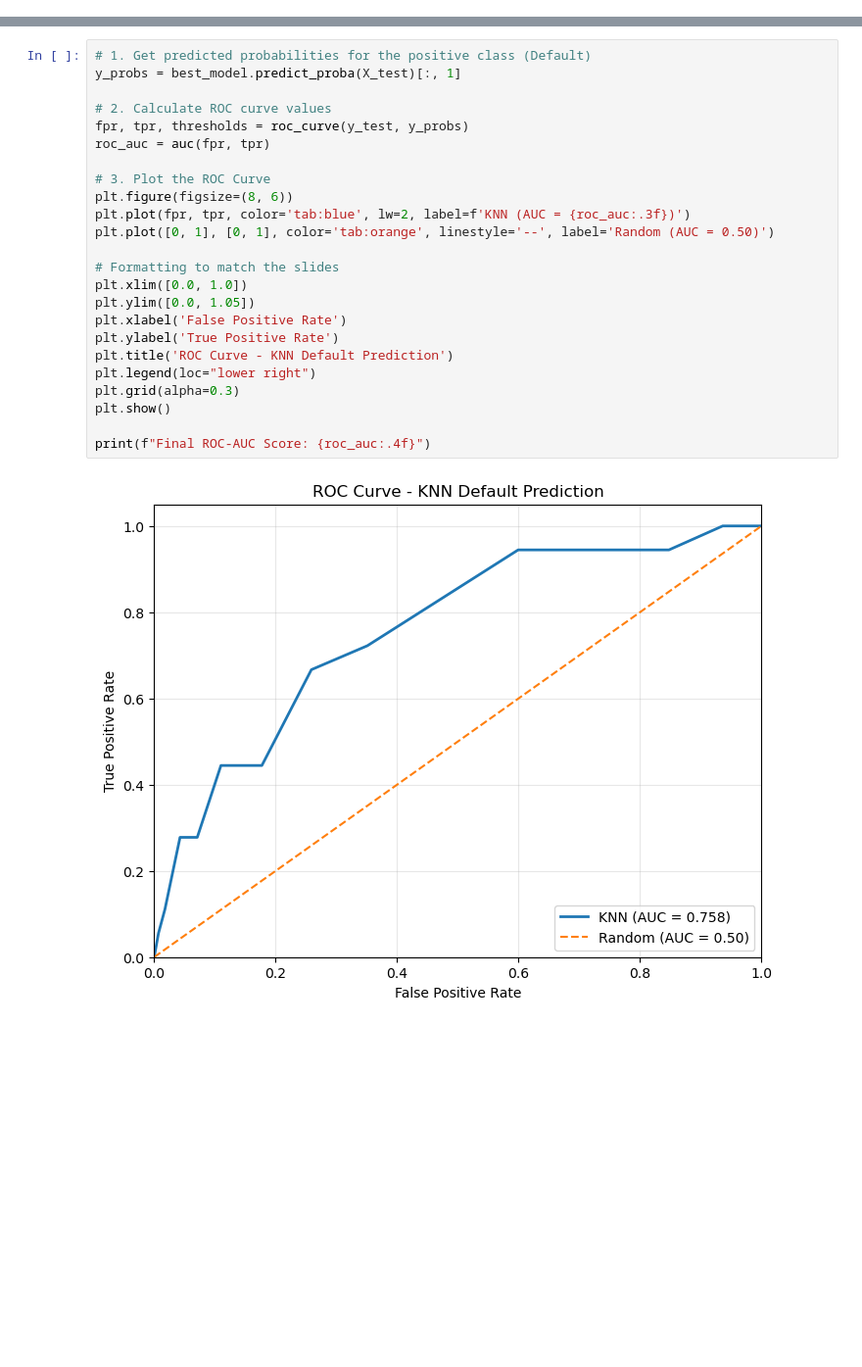
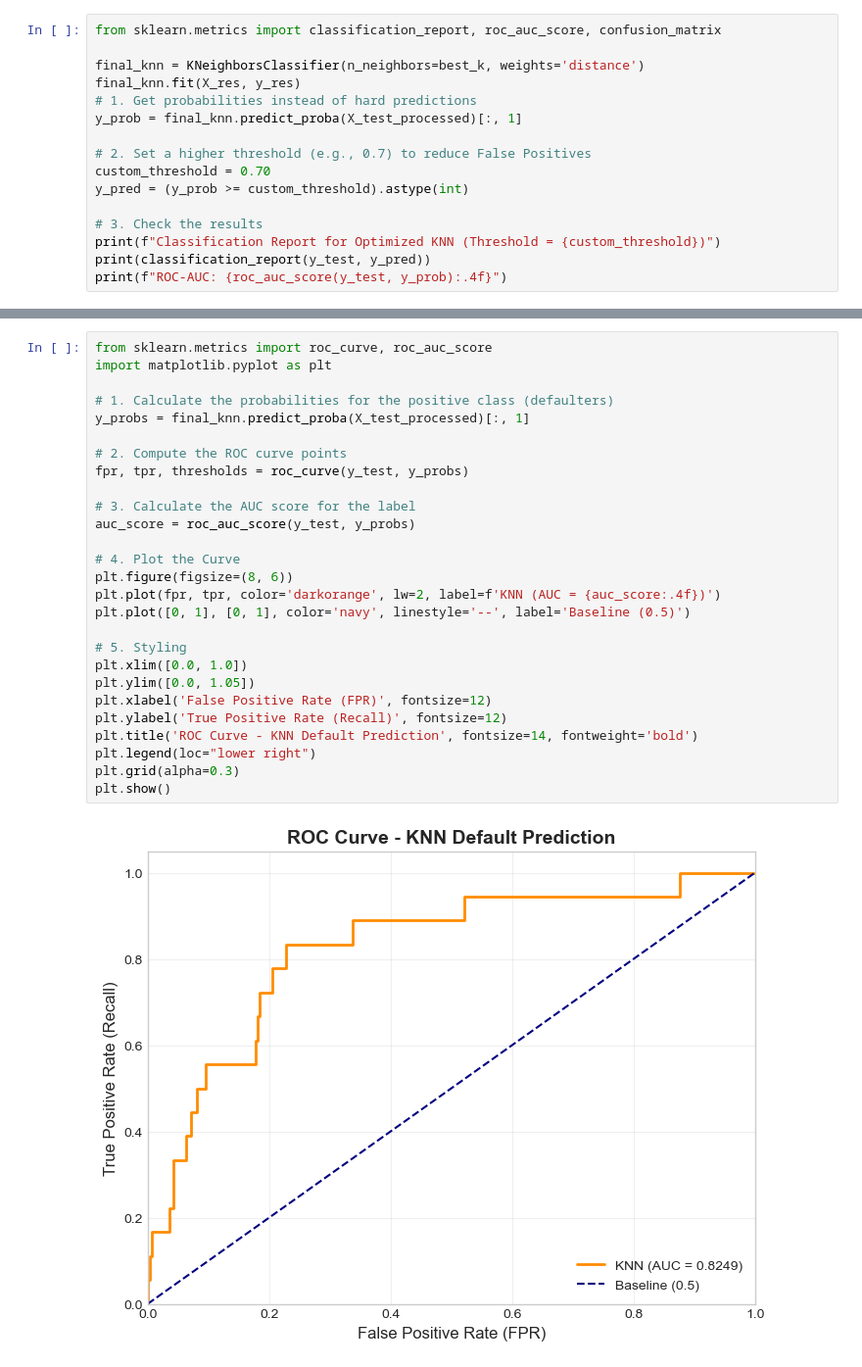
Before and after one commit to ShuHuiK/WIE3007_Group_Assignment, a Jupyter notebook: KNN_Model_Development.ipynb, the cells around one changed output, grey strips where cells are left out. Shown at 98% size. Saved outputs shown, nothing was run; the diff lists cells and outputs as text; blank space fills up the shorter version.

Commit message:
Improvement for knn model

```diff
--- a/KNN_Model_Development.ipynb
+++ b/KNN_Model_Development.ipynb
@@ -133,0 +138,16 @@ weighted avg       0.91      0.80      0.84       300
+# %%
+from sklearn.metrics import classification_report, roc_auc_score, confusion_matrix
+
+final_knn = KNeighborsClassifier(n_neighbors=best_k, weights='distance')
+final_knn.fit(X_res, y_res)
+# 1. Get probabilities instead of hard predictions
+y_prob = final_knn.predict_proba(X_test_processed)[:, 1]
+
+# 2. Set a higher threshold (e.g., 0.7) to reduce False Positives
+custom_threshold = 0.70
+y_pred = (y_prob >= custom_threshold).astype(int)
+
+# 3. Check the results
+print(f"Classification Report for Optimized KNN (Threshold = {custom_threshold})")
+print(classification_report(y_test, y_pred))
+print(f"ROC-AUC: {roc_auc_score(y_test, y_prob):.4f}")
@@ -134,26 +190,29 @@ weighted avg       0.91      0.80      0.84       300
 # %%
-# 1. Get predicted probabilities for the positive class (Default)
-y_probs = best_model.predict_proba(X_test)[:, 1]
+from sklearn.metrics import roc_curve, roc_auc_score
+import matplotlib.pyplot as plt
 
-# 2. Calculate ROC curve values
+# 1. Calculate the probabilities for the positive class (defaulters)
+y_probs = final_knn.predict_proba(X_test_processed)[:, 1]
+
+# 2. Compute the ROC curve points
 fpr, tpr, thresholds = roc_curve(y_test, y_probs)
-roc_auc = auc(fpr, tpr)
 
-# 3. Plot the ROC Curve
+# 3. Calculate the AUC score for the label
+auc_score = roc_auc_score(y_test, y_probs)
+
+# 4. Plot the Curve
 plt.figure(figsize=(8, 6))
-plt.plot(fpr, tpr, color='tab:blue', lw=2, label=f'KNN (AUC = {roc_auc:.3f})')
-plt.plot([0, 1], [0, 1], color='tab:orange', linestyle='--', label='Random (AUC = 0.50)')
+plt.plot(fpr, tpr, color='darkorange', lw=2, label=f'KNN (AUC = {auc_score:.4f})')
+plt.plot([0, 1], [0, 1], color='navy', linestyle='--', label='Baseline (0.5)')
 
-# Formatting to match the slides
+# 5. Styling
 plt.xlim([0.0, 1.0])
 plt.ylim([0.0, 1.05])
-plt.xlabel('False Positive Rate')
-plt.ylabel('True Positive Rate')
-plt.title('ROC Curve - KNN Default Prediction')
+plt.xlabel('False Positive Rate (FPR)', fontsize=12)
+plt.ylabel('True Positive Rate (Recall)', fontsize=12)
+plt.title('ROC Curve - KNN Default Prediction', fontsize=14, fontweight='bold')
 plt.legend(loc="lower right")
 plt.grid(alpha=0.3)
 plt.show()
-
-print(f"Final ROC-AUC Score: {roc_auc:.4f}")
 # %% [output]
-[figure, old version]
+[figure, new version]
```
Also changed, not shown: parts of 23 cells of this notebook.
